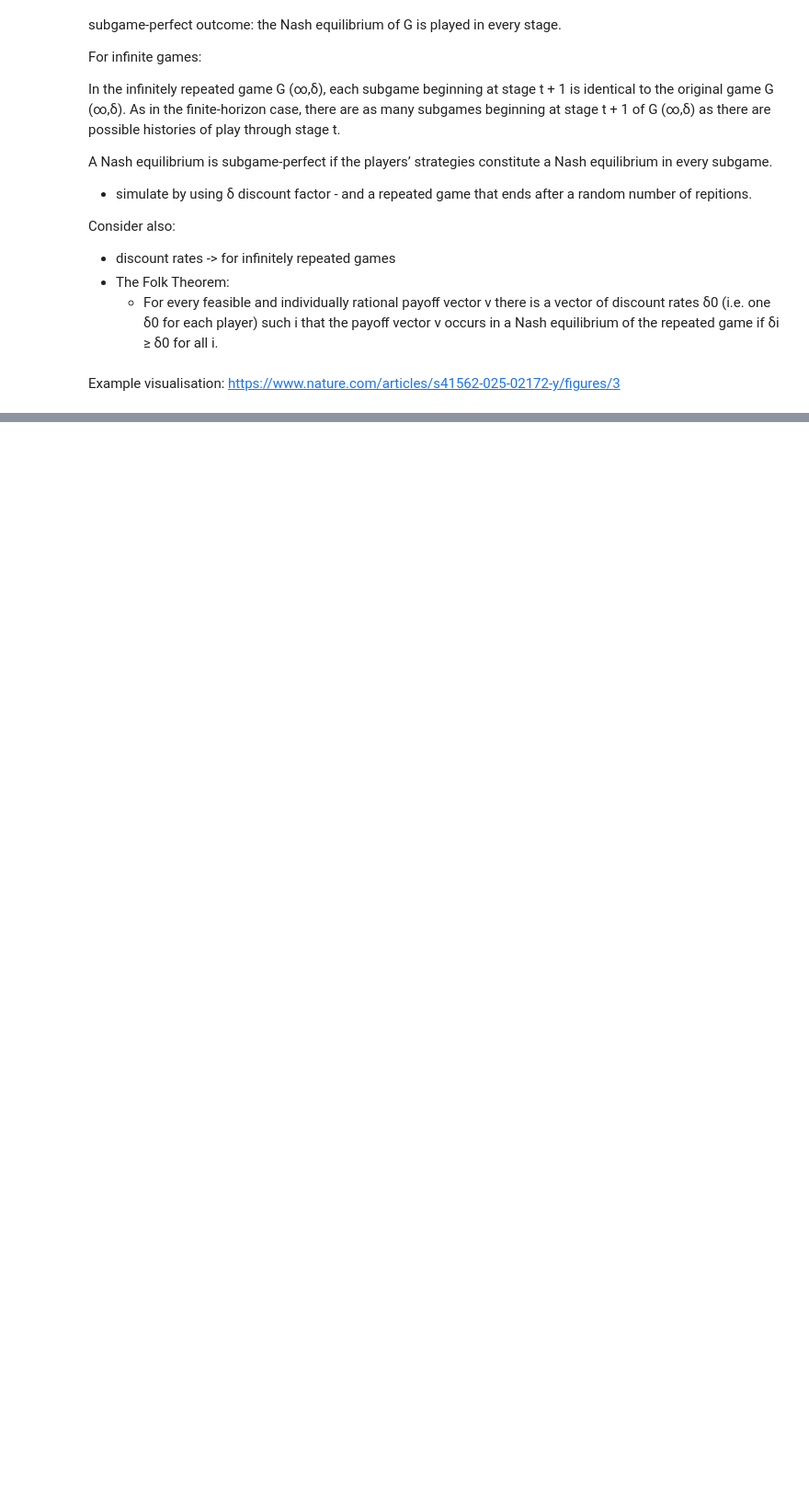
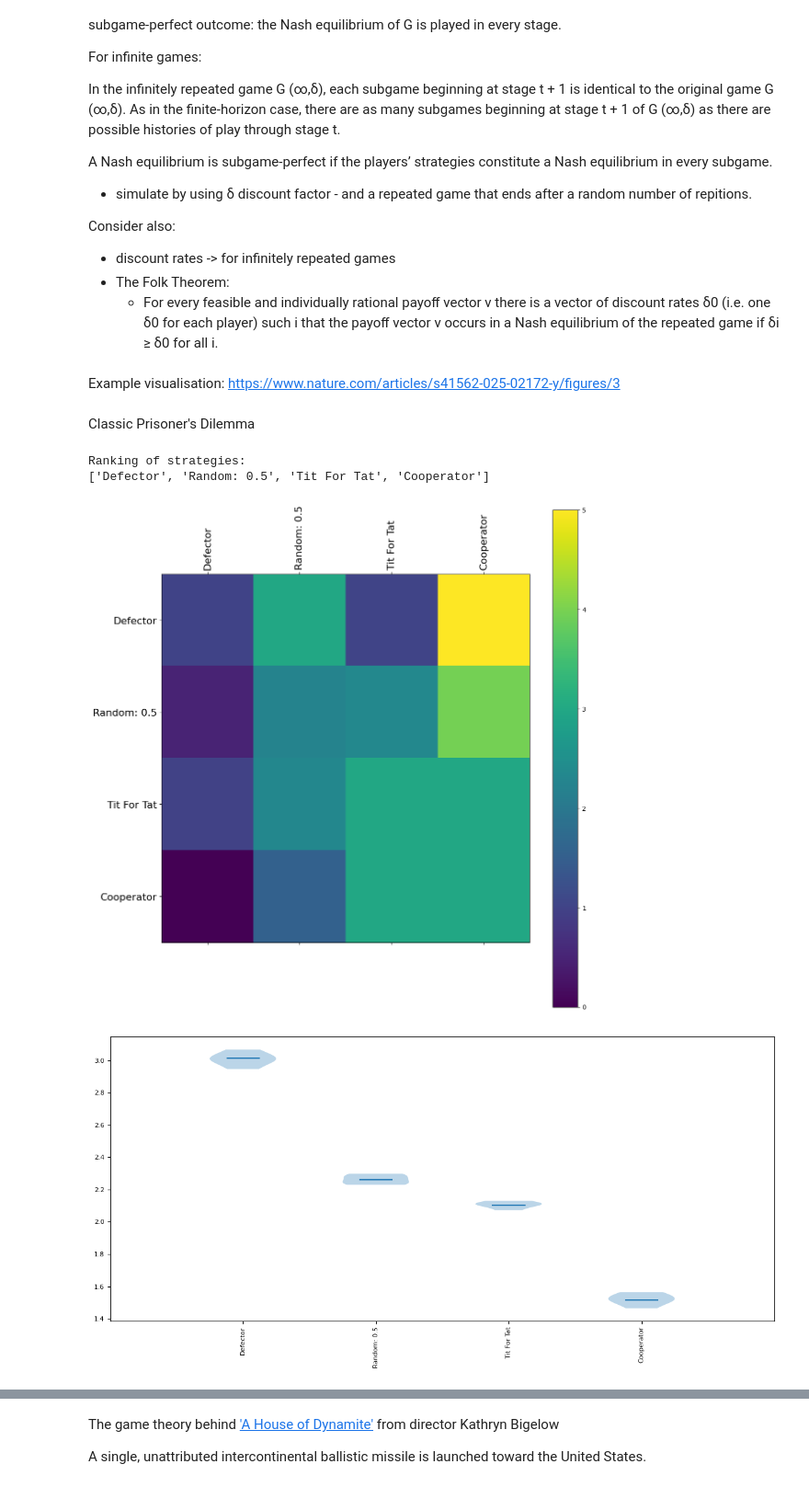
Before and after one commit to elenamurray/PS2-Algorithmic-Game-Theory, a Jupyter notebook: ps2.ipynb, the cells around one changed output, grey strips where cells are left out. Shown at 92% size. Saved outputs shown, nothing was run; the diff lists cells and outputs as text; code cells hidden in the pictures; blank space fills up the shorter version.

```diff
--- a/ps2.ipynb
+++ b/ps2.ipynb
@@ -125,3 +121,30 @@ that the payoﬀ vector v occurs in a Nash equilibrium of the
 repeated game if δi ≥ δ0 for all i.
 # %% [markdown]
 Example visualisation: https://www.nature.com/articles/s41562-025-02172-y/figures/3
+# %% [markdown]
+Classic Prisoner's Dilemma
+# %%
+## Classic Prisoner's Dilemma
+
+players = [
+    axl.Cooperator(),
+    axl.Defector(),
+    axl.TitForTat(),
+    axl.Random(),
+]
+
+tournament = axl.Tournament(players, turns=200, repetitions=5)
+results = tournament.play()
+# %%
+print("Ranking of strategies:")
+print(results.ranked_names)
+
+plot = axl.Plot(results)
+plot.boxplot()
+plot.winplot()
+plot.payoff()
+# %% [output]
+Ranking of strategies:
+['Defector', 'Random: 0.5', 'Tit For Tat', 'Cooperator']
+[figure, added]
+[figure, added]
@@ -127,0 +153,4 @@ Example visualisation: https://www.nature.com/articles/s41562-025-02172-y/figure
+# %% [markdown]
+The game theory behind ['A House of Dynamite'](https://www.rottentomatoes.com/m/a_house_of_dynamite) from director Kathryn Bigelow
+
+A single, unattributed intercontinental ballistic missile is launched toward the United States.
```
Also changed, not shown: parts of 2 cells of this notebook.
